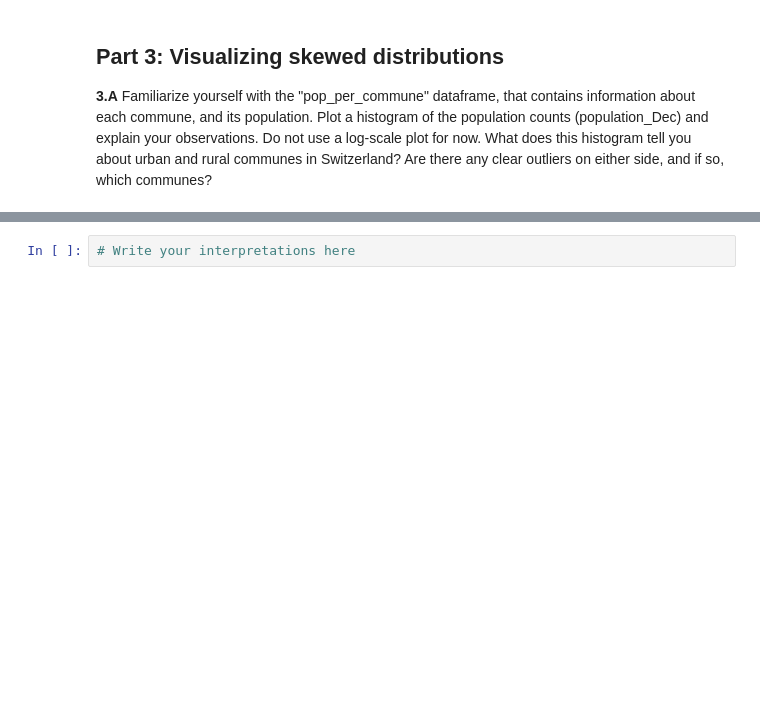
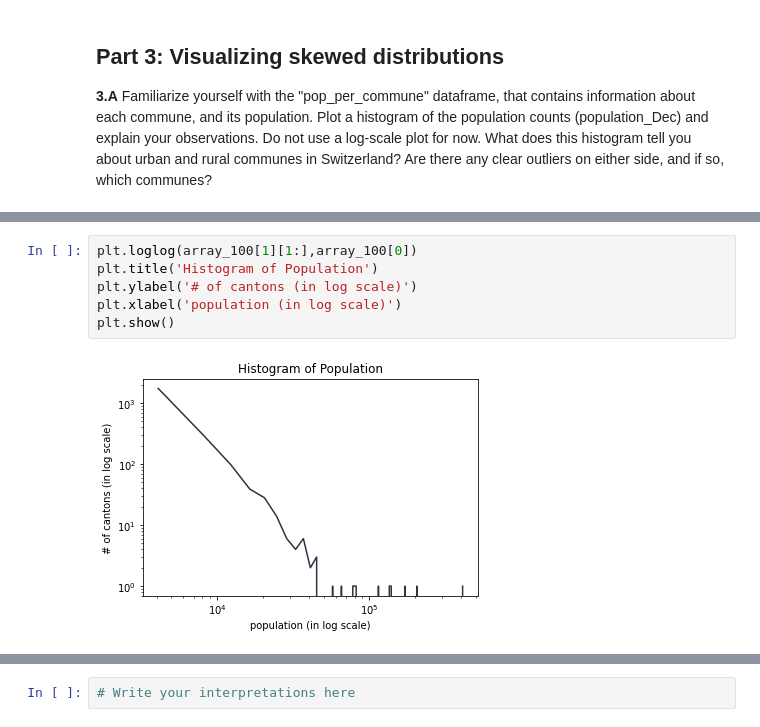
Before and after one commit to nourGhribi/2020, a Jupyter notebook: Tutorials/02 - Data viz and data from the web/Becoming a DataVizard exercise.ipynb, the cells around one changed output, grey strips where cells are left out. Saved outputs shown, nothing was run; the diff lists cells and outputs as text; blank space fills up the shorter version.

```diff
--- a/Tutorials/02 - Data viz and data from the web/Becoming a DataVizard exercise.ipynb
+++ b/Tutorials/02 - Data viz and data from the web/Becoming a DataVizard exercise.ipynb
@@ -383,0 +402,8 @@ The figure is extracted from [this paper](https://arxiv.org/pdf/cond-mat/0412004
+# %%
+plt.loglog(array_100[1][1:],array_100[0])
+plt.title('Histogram of Population')
+plt.ylabel('# of cantons (in log scale)')
+plt.xlabel('population (in log scale)')
+plt.show()
+# %% [output]
+[figure, added]
```
Also changed, not shown: parts of 9 cells of this notebook.
